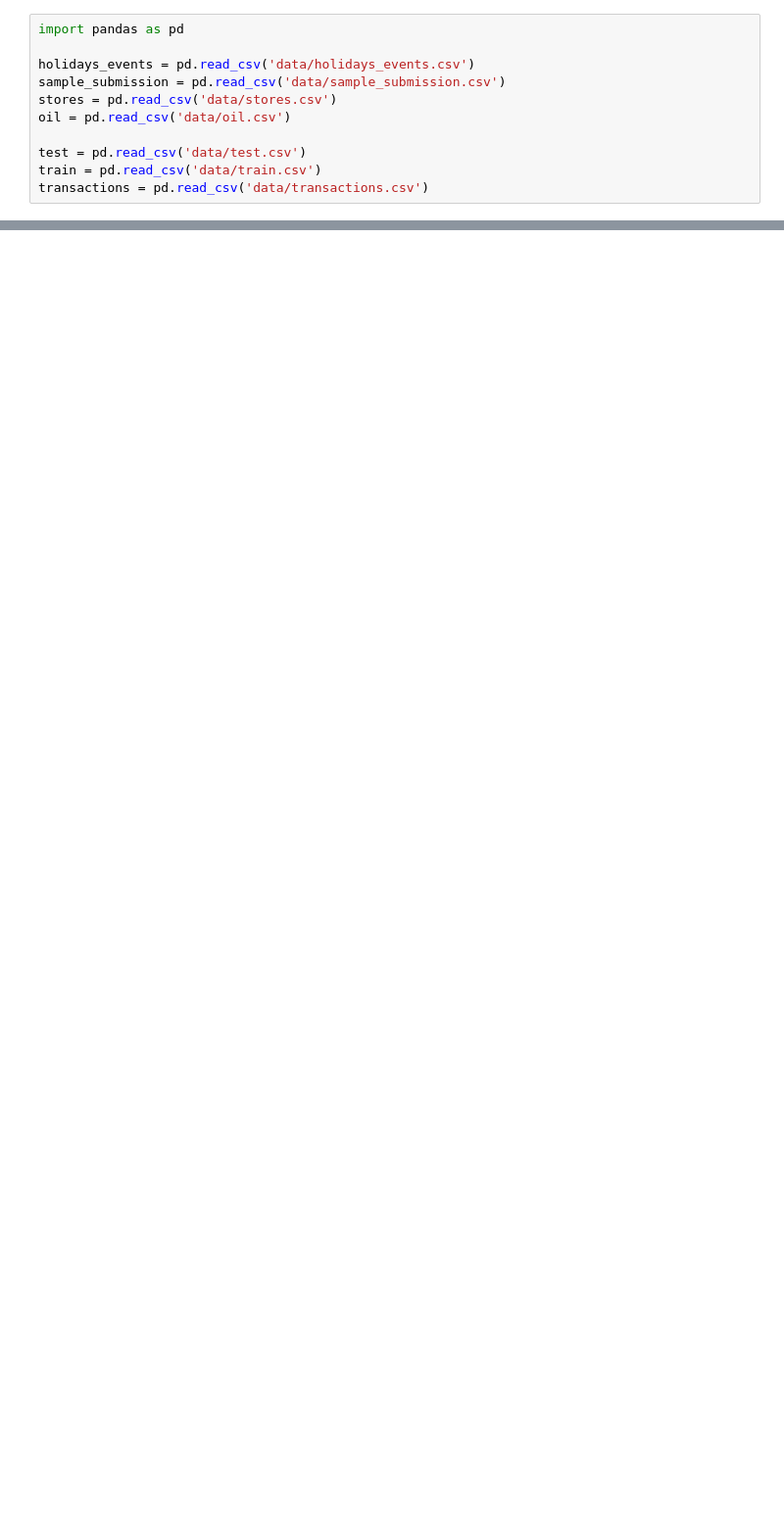
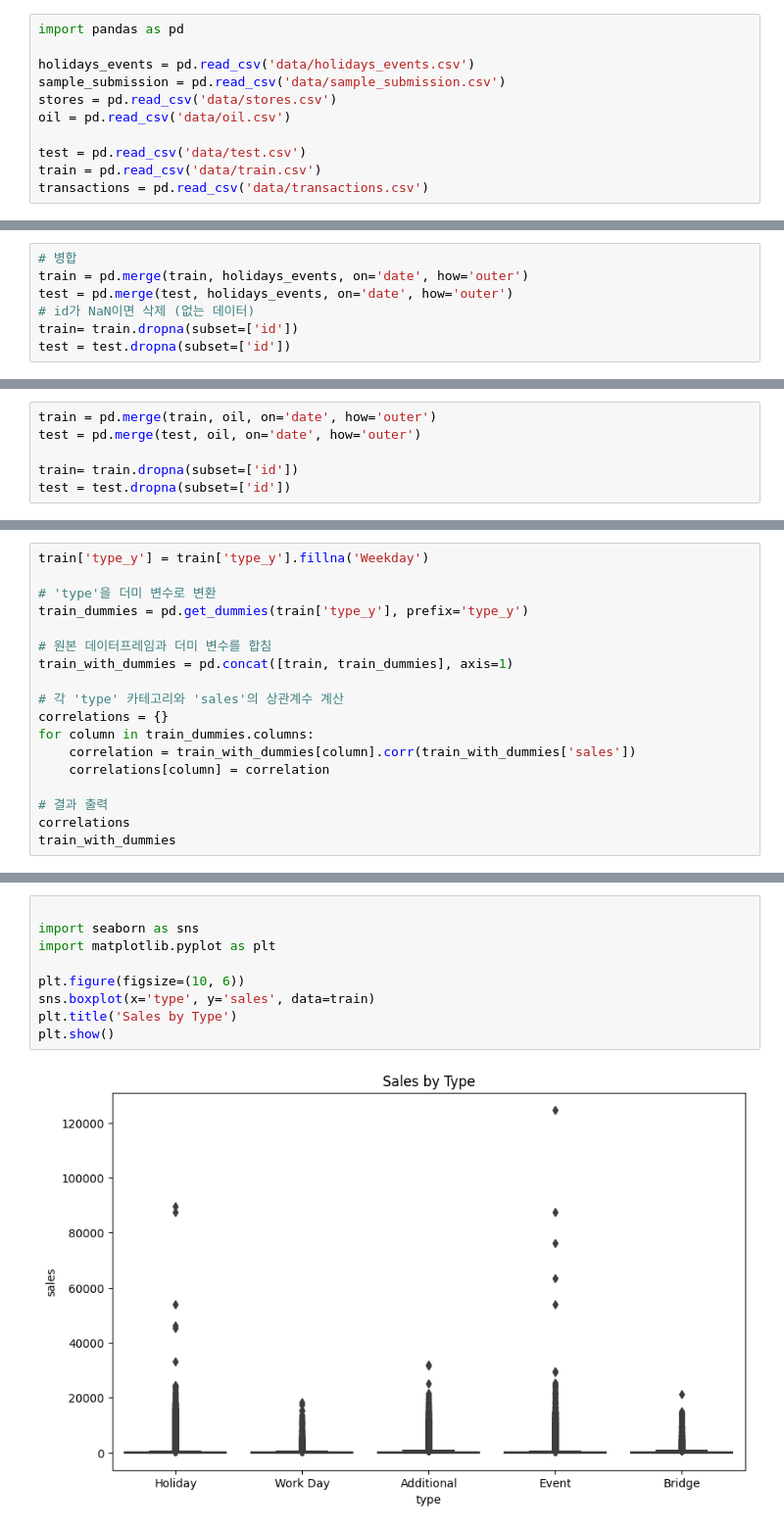
Before and after one commit to kitewatermelon/DS-final, a Jupyter notebook: store-sales-time-series-forecasting/202130422_박연수.ipynb, the cells around one changed output, grey strips where cells are left out. Shown: that part at 98% size. Drawn from its saved outputs; the diff is of its cells as text; blank space fills up the shorter version.

```diff
--- a/store-sales-time-series-forecasting/202130422_박연수.ipynb
+++ b/store-sales-time-series-forecasting/202130422_박연수.ipynb
@@ -57,0 +176,7 @@ train
+# %%
+# 병합
+train = pd.merge(train, holidays_events, on='date', how='outer')
+test = pd.merge(test, holidays_events, on='date', how='outer')
+# id가 NaN이면 삭제 (없는 데이터)
+train= train.dropna(subset=['id'])
+test = test.dropna(subset=['id'])
@@ -57,0 +214,6 @@ train
+# %%
+train = pd.merge(train, oil, on='date', how='outer')
+test = pd.merge(test, oil, on='date', how='outer')
+
+train= train.dropna(subset=['id'])
+test = test.dropna(subset=['id'])
@@ -57,0 +231,18 @@ train
+# %%
+train['type_y'] = train['type_y'].fillna('Weekday')
+
+# 'type'을 더미 변수로 변환
+train_dummies = pd.get_dummies(train['type_y'], prefix='type_y')
+
+# 원본 데이터프레임과 더미 변수를 합침
+train_with_dummies = pd.concat([train, train_dummies], axis=1)
+
+# 각 'type' 카테고리와 'sales'의 상관계수 계산
+correlations = {}
+for column in train_dummies.columns:
+    correlation = train_with_dummies[column].corr(train_with_dummies['sales'])
+    correlations[column] = correlation
+
+# 결과 출력
+correlations
+train_with_dummies
@@ -57,0 +263,11 @@ train
+# %%
+
+import seaborn as sns
+import matplotlib.pyplot as plt
+
+plt.figure(figsize=(10, 6))
+sns.boxplot(x='type', y='sales', data=train)
+plt.title('Sales by Type')
+plt.show()
+# %% [output]
+[figure, added]
```
Also changed, not shown: parts of 13 cells of this notebook.
